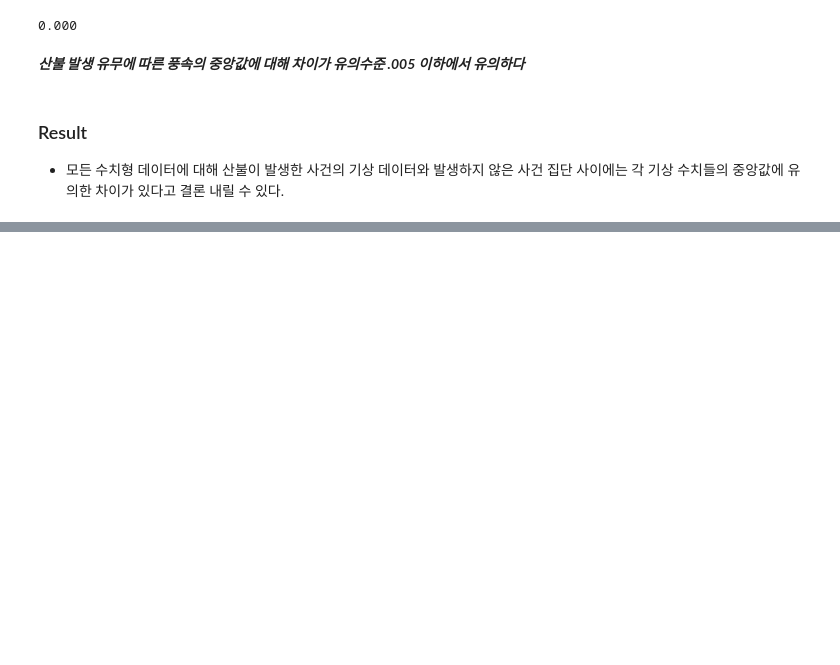
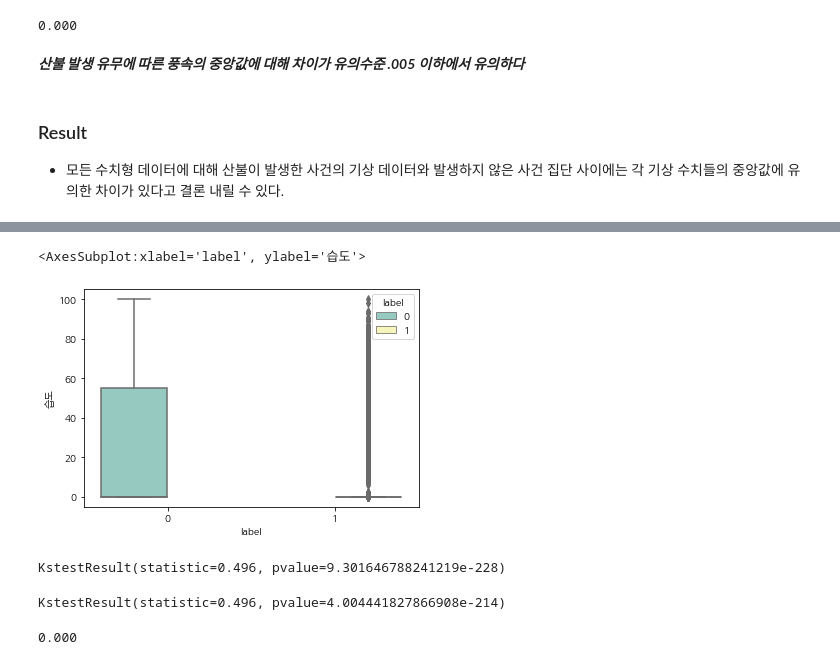
Before and after one commit to Shalor16/korea_wildfire_prediction, a Jupyter notebook: statistic_analysis_and_visualization.ipynb, the cells around one changed output, grey strips where cells are left out. Saved outputs shown, nothing was run; the diff lists cells and outputs as text; code cells hidden in the pictures; blank space fills up the shorter version.

```diff
--- a/statistic_analysis_and_visualization.ipynb
+++ b/statistic_analysis_and_visualization.ipynb
@@ -296,0 +421,5 @@ IndexingError: Unalignable boolean Series provided as indexer (index of the bool
+# %%
+# relative humidity
+df_hm = spr_win_df.dropna(subset=['습도'])
+df_des = df_hm[['label','습도']]
+df_des.describe()
@@ -296,0 +436,18 @@ IndexingError: Unalignable boolean Series provided as indexer (index of the bool
+# %%
+sns.boxplot(x='label', y='습도', hue='label', data = df_hm, palette = 'Set3')
+# %% [output]
+<AxesSubplot:xlabel='label', ylabel='습도'>
+[figure, added]
+# %%
+ks_2samp(df_des[df_des['label']==0]['습도'], x)
+# %% [output]
+KstestResult(statistic=0.496, pvalue=9.301646788241219e-228)
+# %%
+ks_2samp(df_des[df_des['label']==1]['습도'], x)
+# %% [output]
+KstestResult(statistic=0.496, pvalue=4.004441827866908e-214)
+# %%
+u, p = stats.mannwhitneyu(df_hm[df_hm['label']==1]['습도'], df_hm[df_hm['label']==0]['습도'],alternative='two-sided')
+p
+# %% [output]
+0.000
```
Also changed, not shown: parts of 33 cells of this notebook, 1 other file.
